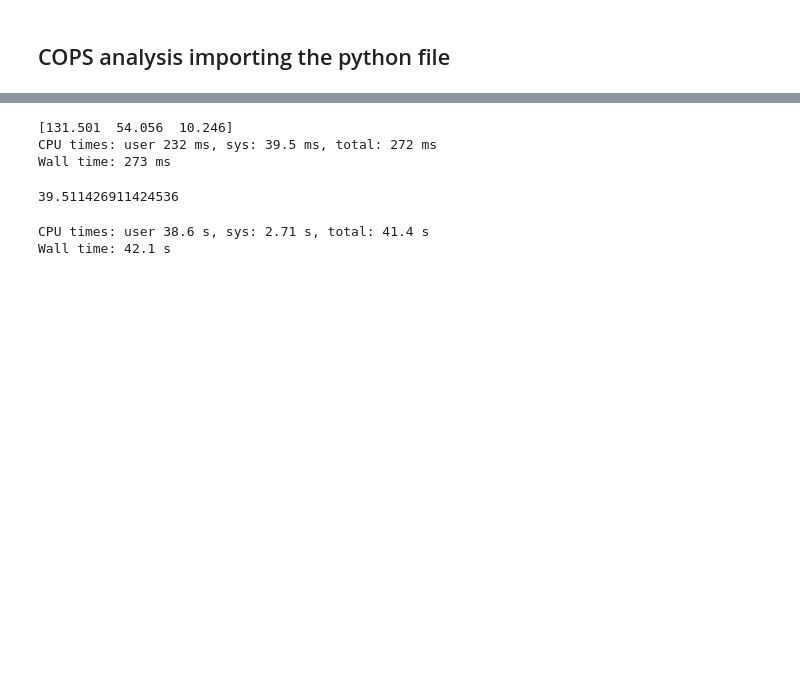
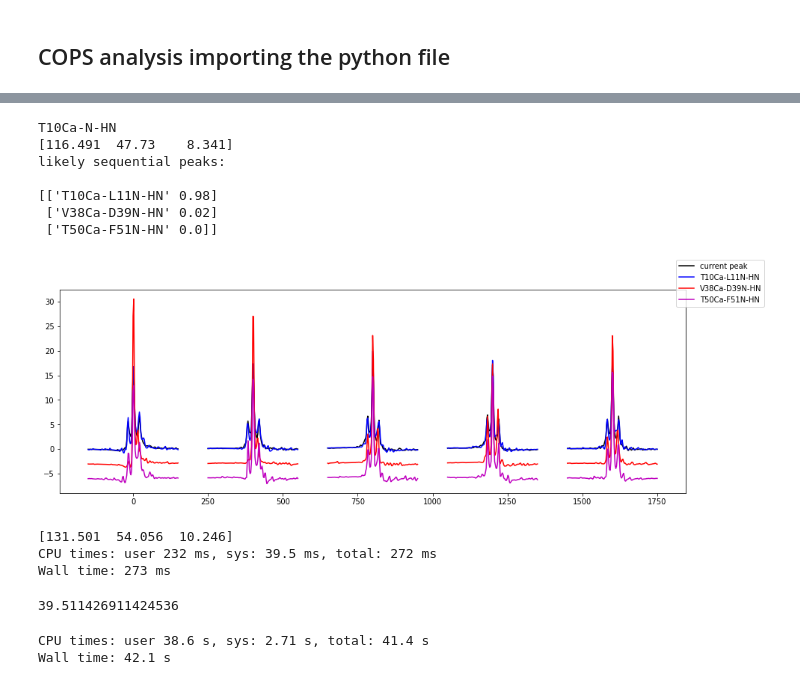
Before and after one commit to hkwang/COPS_analysis, a Jupyter notebook: dev/cops_analysis_dev.ipynb, the cells around one changed output, grey strips where cells are left out. Drawn from its saved outputs; the diff is of its cells as text; code cells hidden in the pictures; blank space fills up the shorter version.

Commit message:
added sequential assignment module

```diff
--- a/dev/cops_analysis_dev.ipynb
+++ b/dev/cops_analysis_dev.ipynb
@@ -18,6 +18,6 @@ from cops_analysis import cops_analyze
 # %%
 %%time
 import os
-os.chdir('/home/nmrbox/hwang/Documents/COPS_dev/pyruvate_HNCA/')
-a = cops_analyze(['HNCA_nocop.ft3','HNCA_cop1.ft3','HNCA_cop3.ft3','HNCA_cop4.ft3','HNCA_cop5.ft3','HNCA_cop6.ft3'], mode='HNCA',pyruvate_on=True)
+os.chdir('/home/nmrbox/hwang/Documents/COPS_dev/')
+a = cops_analyze(['pyruvate_HNCA/HNCA_nocop.ft3','pyruvate_HNCA/HNCA_cop1.ft3','pyruvate_HNCA/HNCA_cop3.ft3','pyruvate_HNCA/HNCA_cop4.ft3','pyruvate_HNCA/HNCA_cop5.ft3','pyruvate_HNCA/HNCA_cop6.ft3'], mode='HNCA',pyruvate_on=True, cop_num=[1,2,3,4,5])
 # %% [output]
@@ -26,10 +26,13 @@ Wall time: 22.9 ms
 # %%
-tb=pd.read_fwf('../files/GB1_new.shifts', infer_nrows=300)
-tb = tb.drop(index=[0,1,2,3,4,5])
+tb=pd.read_fwf('./files/GB1_new.shifts', infer_nrows=300)
 tb = tb.rename(columns={'w1':'CA','w2':'N','w3':'HN'})
 
 #realign spectra
 tb = tb.set_index(tb['Assignment'])
-tb = tb.drop(columns='Assignment')
-shifts_array = tb.to_numpy(dtype=np.float32)
+
+shifts_array = tb[['CA','N','HN']].to_numpy(dtype=np.float32)
 shifts_array[:,[0,1]]=shifts_array[:,[1,0]]
+# %%
+%%time
+from cops_prediction import int_seq_match
+matcher = int_seq_match('./files/GB1_new.shifts',a, cops_mode='HNCA')
@@ -36,3 +42,17 @@ shifts_array[:,[0,1]]=shifts_array[:,[1,0]]
+# %%
+num = 18
+print(matcher.tb['Assignment'][num])
+print(matcher.shifts_array[num])
+fig = matcher.find_best_matches(shifts_array[num], gen_plot=True)
+# %% [output]
+T10Ca-N-HN
+[116.491  47.73    8.341]
+likely sequential peaks:
+
+[['T10Ca-L11N-HN' 0.98]
+ ['V38Ca-D39N-HN' 0.02]
+ ['T50Ca-F51N-HN' 0.0]]
+[figure, added]
 # %%
 ##clean my table: remove unused columns, remove rows for extraneous residues
 ##to do: fill in column dashes
```
Also changed, not shown: parts of 2 cells of this notebook, 11 other files.
